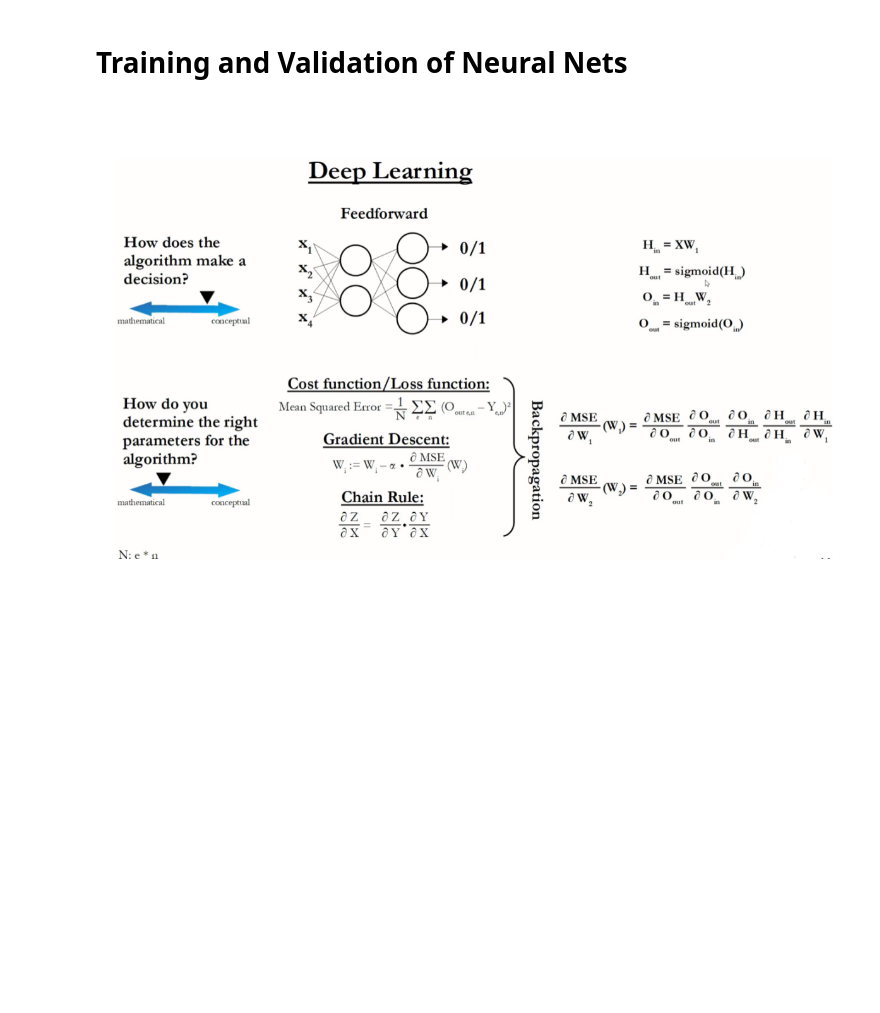
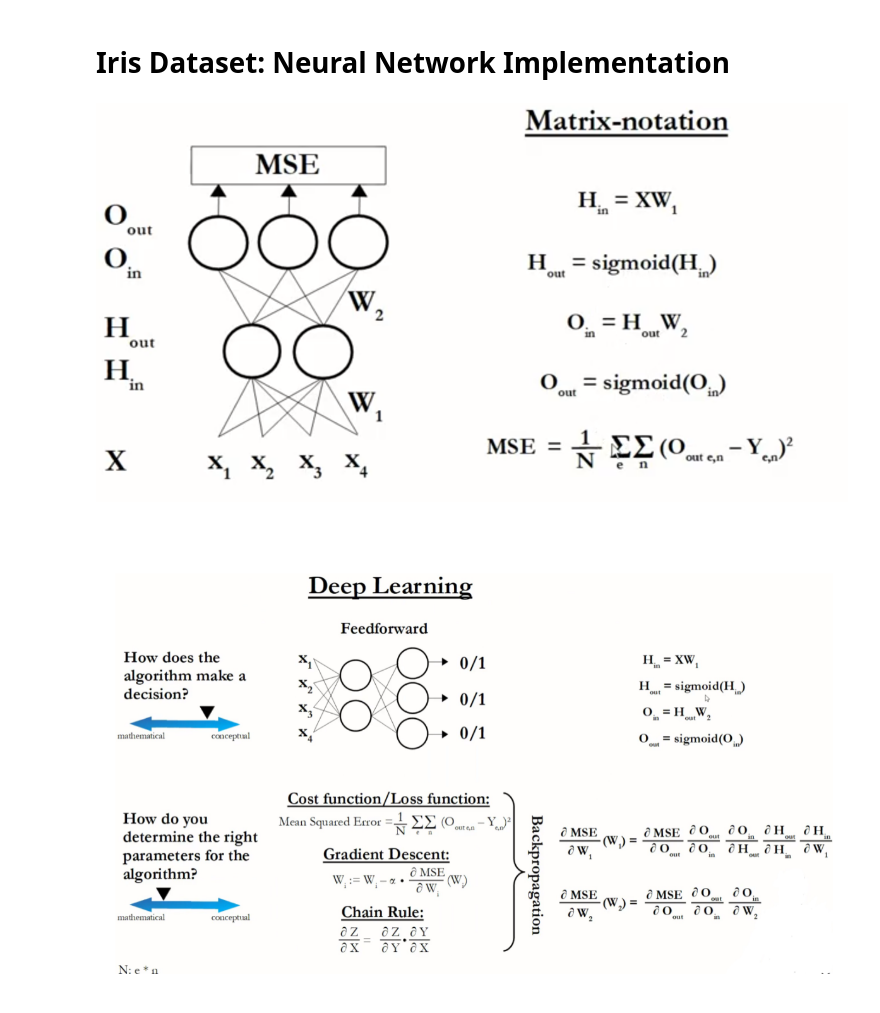
Before and after one commit to HassanSherwani/All_About_Neural_Networks, a Jupyter notebook: from_scratch/4.Iris_Case.ipynb, the cells around one changed output. Saved outputs shown, nothing was run; the diff lists cells and outputs as text; code cells hidden in the pictures; blank space fills up the shorter version.

Commit message:
iris_dataset

```diff
--- a/from_scratch/4.Iris_Case.ipynb
+++ b/from_scratch/4.Iris_Case.ipynb
@@ -1,5 +1,10 @@
-# %% [markdown]
-# Training and Validation of Neural Nets
+# %% [markdown]
+# Iris Dataset: Neural Network Implementation
+# %%
+from IPython.display import Image
+Image("feedforwardNN.png")
+# %% [output]
+[figure, added]
 # %%
 from IPython.display import Image
 Image("Neural_Net.png")
```
Also changed, not shown: parts of 2 cells of this notebook.
